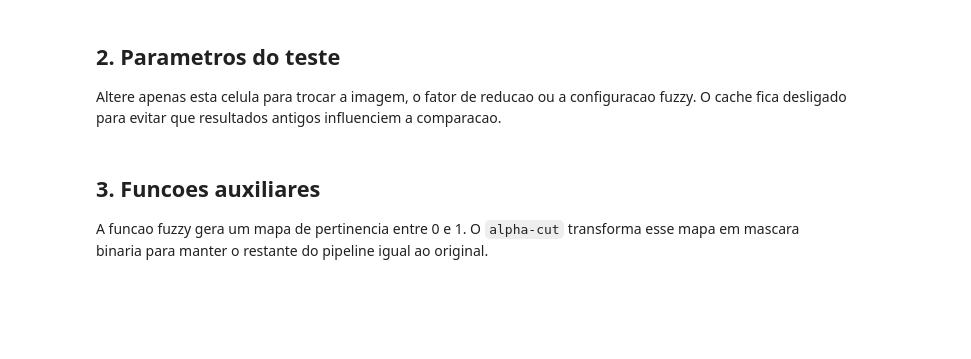
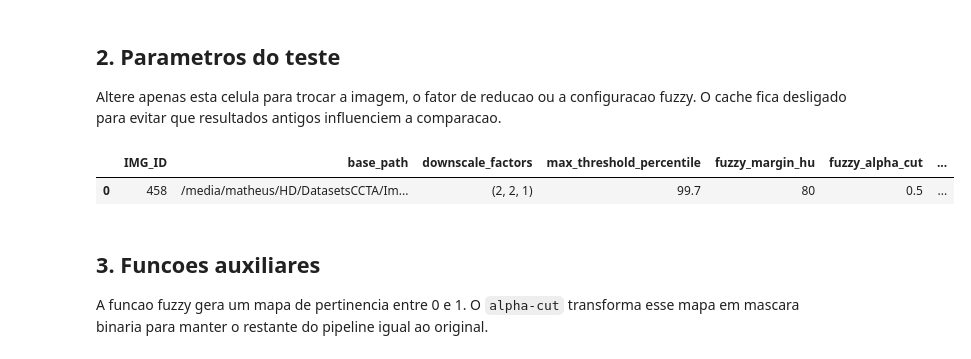
Before and after one commit to matheusssilva991/coronary-centerline-detection, a Jupyter notebook: src/fuzzy.ipynb, the cells around one changed output. Cells and saved outputs as stored; diff of their text form; code cells hidden in the pictures; blank space fills up the shorter version.

```diff
--- a/src/fuzzy.ipynb
+++ b/src/fuzzy.ipynb
@@ -64,35 +72,50 @@ MIN_HU = -300
 FUZZY_MARGIN_HU = 80
 FUZZY_ALPHA_CUT = 0.50
 
+ARTERY_LEVEL_SET_CONFIG = {
+    "num_iter": 25,
+    "smoothing": 1,
+    "balloon": 1,
+    "threshold": "auto",
+    "alpha": 1000,
+    "sigma": 1.0,
+    "roi_margin": 8,
+}
+
 SAVE_CSV_OUTPUTS = True
 CSV_PREFIX = REPO_ROOT / "output/tmp_fuzzy_threshold_only"
 
 CONFIG = load_config_json(str(CONFIG_PATH), {})
 CONFIG["DOWNSCALE_FACTORS"] = list(DOWNSCALE_FACTORS)
 CONFIG["LOAD_CACHE"] = False
 CONFIG["SAVE_CACHE"] = False
 RUN_CONFIG = scale_config_to_resolution(copy.deepcopy(CONFIG))
+RUN_CONFIG["ARTERY_LEVEL_SET"] = ARTERY_LEVEL_SET_CONFIG
 
 MAX_THRESHOLD_PERCENTILE = CONFIG.get("MAX_THRESHOLD_PERCENTILE", 99.7)
 
 img_path = BASE_PATH / f"{IMG_ID}.img.nii.gz"
 label_path = BASE_PATH / f"{IMG_ID}.label.nii.gz"
 
 config_df = pd.DataFrame(
     [
         {
             "IMG_ID": IMG_ID,
             "base_path": str(BASE_PATH),
             "downscale_factors": DOWNSCALE_FACTORS,
             "max_threshold_percentile": MAX_THRESHOLD_PERCENTILE,
             "fuzzy_margin_hu": FUZZY_MARGIN_HU,
             "fuzzy_alpha_cut": FUZZY_ALPHA_CUT,
+            "artery_level_set": ARTERY_LEVEL_SET_CONFIG,
             "load_cache": RUN_CONFIG["LOAD_CACHE"],
             "save_cache": RUN_CONFIG["SAVE_CACHE"],
         }
     ]
 )
 config_df
+# %% [output]
+|  | IMG_ID | base_path | downscale_factors | max_threshold_percentile | fuzzy_margin_hu | fuzzy_alpha_cut | ... |
+| 0 | 458 | /media/matheus/HD/DatasetsCCTA/Im... | (2, 2, 1) | 99.7 | 80 | 0.5 | ... |
 # %% [markdown]
 ## 3. Funcoes auxiliares
 
```
Also changed, not shown: parts of 12 cells of this notebook, 6 other files.
